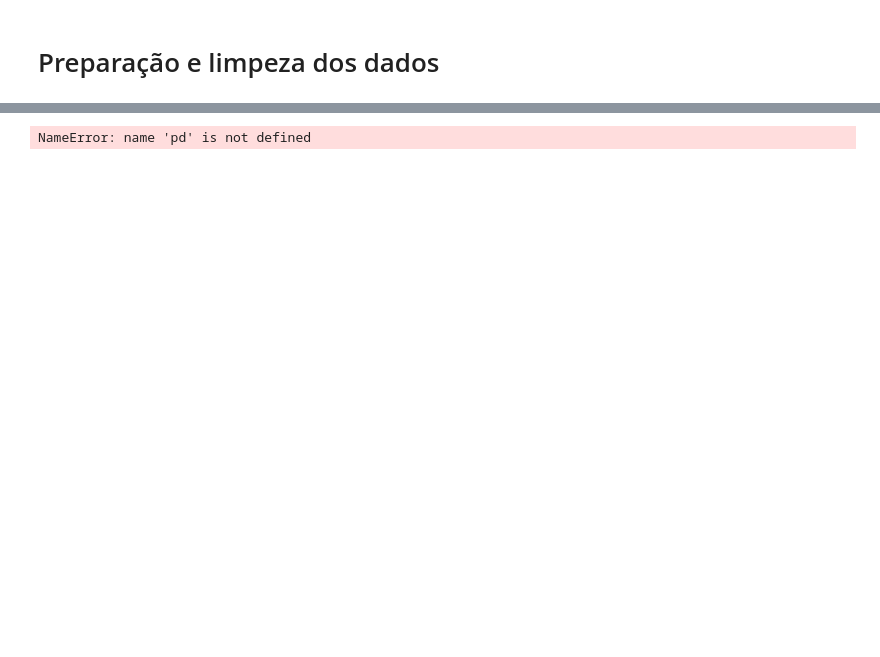
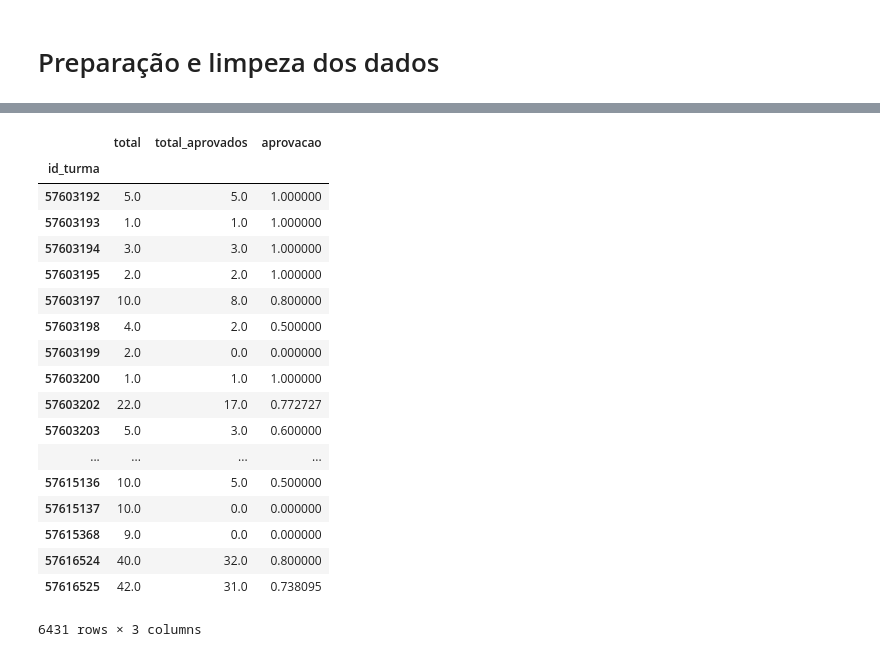
Before and after one commit to thePaulo/analise-exploratoria, a Jupyter notebook: Análise Exploratória de Dados.ipynb, the cells around one changed output, grey strips where cells are left out. Drawn from its saved outputs; the diff is of its cells as text; code cells hidden in the pictures; blank space fills up the shorter version.

Commit message:
Adicionou taxa de aprovacao

```diff
--- a/Análise Exploratória de Dados.ipynb
+++ b/Análise Exploratória de Dados.ipynb
@@ -89,13 +93,42 @@ merge_turmas_disciplinas.head()
 | 3 | 57602963 | 3031948.0 | ART2086 | LATO SENSU | PRÁTICAS DE IMPROVISAÇÃO PARA A C... | DEPARTAMENTO DE ARTES | CONSOLIDADA | ... |
 | 4 | 57603192 | 5752917.0 | MUT491 | TÉCNICO | ARRANJOS II | ESCOLA DE MÚSICA | CONSOLIDADA | ... |
 | 5 | 57603193 | 35466.0 | MUT102 | TÉCNICO | CANTO II | ESCOLA DE MÚSICA | CONSOLIDADA | ... |
-# %%
-matriculas = pd.read_csv("matricula-componente-20172.csv",sep=';',
-                          usecols=["id_turma","descricao","discente", "unidade"])
-matriculas.head()
-
-matricula_pivot = matriculas[matriculas.unidade == 3].pivot_table(index=["id_turma", "descricao"], values=["discente"], aggfunc="count")
-#matricula_pivot.drop_duplicates(subset=["id_turma",'discente'], keep=False)
-matricula_pivot.head()
-# %% [output]
-NameError: name 'pd' is not defined
+# %%
+#Criar um DataFrame com as matriculas do semestre
+matriculas = pd.read_csv("matricula-componente-20172.csv",sep=';',
+                          usecols=["id_turma","descricao","discente", "unidade"])
+#Tabela pivot com a id das turmas como indice e o numero de alunos para cada valor de descricão(aprovado, reprovado etc.)
+matricula_pivot = matriculas[matriculas.unidade == 1].pivot_table(index=["id_turma"], columns="descricao", values=["discente"], aggfunc="count").fillna(0)
+#Adiciona coluna com o numero total de alunos inscritos na turma
+matricula_pivot['total'] = matricula_pivot.sum(axis=1)
+#Separa apenas aqueles que foram aprovados
+index = matricula_pivot.index
+aprovados = matricula_pivot.loc[index,(slice(None),['APROVADO', 'APROVADO POR NOTA'])].sum(axis=1)
+matricula_pivot['total_aprovados'] = aprovados
+#descobre o valor para a taxa de aprovação de cada turma
+aprovacao = aprovados / matricula_pivot['total']
+matricula_pivot['aprovacao'] = aprovacao
+#Manter no dataframe apenas os valores relevantes
+matricula_pivot.columns = matricula_pivot.columns.droplevel(1)
+matricula_pivot = matricula_pivot.drop(columns=['discente'])
+matricula_pivot
+# %% [output]
+|  | total | total_aprovados | aprovacao |
+| id_turma |  |  |  |
+| 57603192 | 5.0 | 5.0 | 1.000000 |
+| 57603193 | 1.0 | 1.0 | 1.000000 |
+| 57603194 | 3.0 | 3.0 | 1.000000 |
+| 57603195 | 2.0 | 2.0 | 1.000000 |
+| 57603197 | 10.0 | 8.0 | 0.800000 |
+| 57603198 | 4.0 | 2.0 | 0.500000 |
+| 57603199 | 2.0 | 0.0 | 0.000000 |
+| 57603200 | 1.0 | 1.0 | 1.000000 |
+| 57603202 | 22.0 | 17.0 | 0.772727 |
+| 57603203 | 5.0 | 3.0 | 0.600000 |
+| ... | ... | ... | ... |
+| 57615136 | 10.0 | 5.0 | 0.500000 |
+| 57615137 | 10.0 | 0.0 | 0.000000 |
+| 57615368 | 9.0 | 0.0 | 0.000000 |
+| 57616524 | 40.0 | 32.0 | 0.800000 |
+| 57616525 | 42.0 | 31.0 | 0.738095 |
+6431 rows × 3 columns
```
Also changed, not shown: parts of 1 cell of this notebook.
